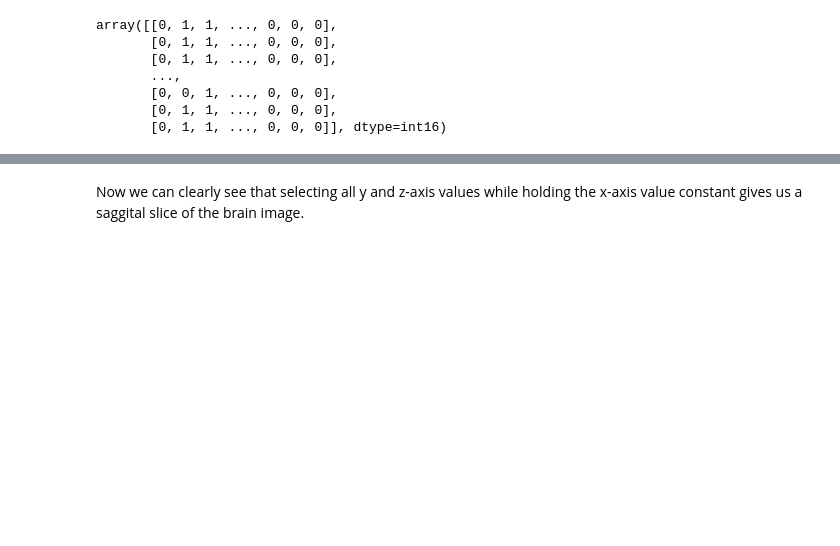
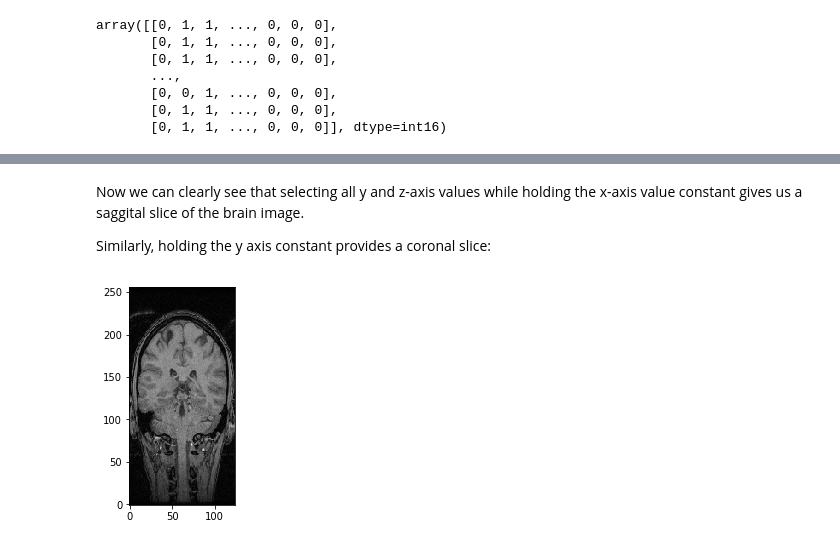
Before and after one commit to beausievers/learn-neuroimaging, a Jupyter notebook: module_01_how_brain_images_are_stored.ipynb, the cells around one changed output, grey strips where cells are left out. Saved outputs shown, nothing was run; the diff lists cells and outputs as text; code cells hidden in the pictures; blank space fills up the shorter version.

Commit message:
improved plotting

```diff
--- a/module_01_how_brain_images_are_stored.ipynb
+++ b/module_01_how_brain_images_are_stored.ipynb
@@ -67,3 +67,9 @@ plt.imshow(haxby_anat_data[65, :, :, 0].T, cmap='gray', interpolation='none', or
 [figure]
 # %% [markdown]
 Now we can clearly see that selecting all y and z-axis values while holding the x-axis value constant gives us a saggital slice of the brain image.
+
+Similarly, holding the y axis constant provides a coronal slice:
+# %%
+plt.imshow(haxby_anat_data[:, 100, :, 0].T, cmap='gray', interpolation='none', origin="lower");
+# %% [output]
+[figure, added]
```
Also changed, not shown: parts of 8 cells of this notebook.
